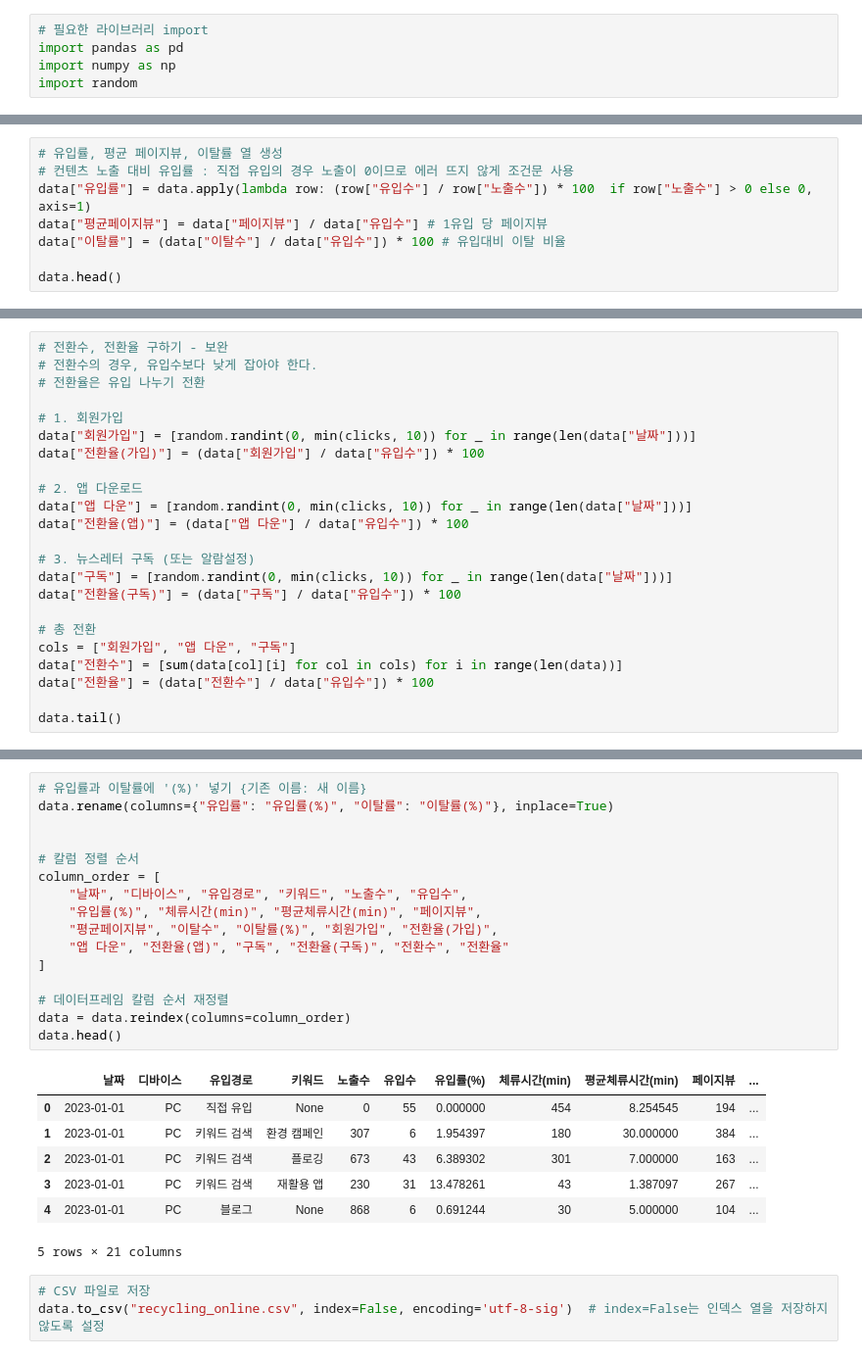
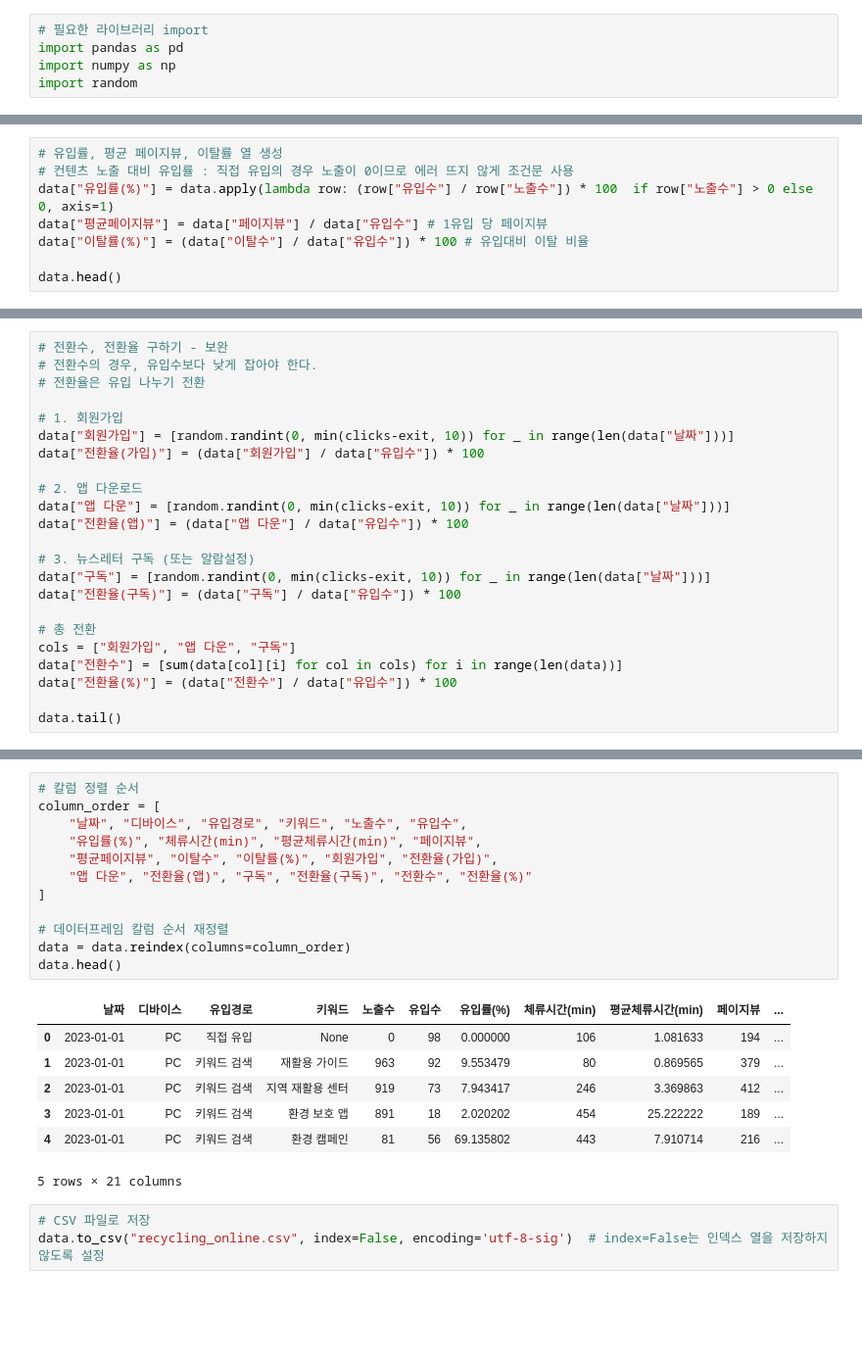
Before and after one commit to jjjjunn/fake_data_for_streamlit_prj, a Jupyter notebook: online.ipynb, the cells around one changed output, grey strips where cells are left out. Shown at 98% size. Cells and saved outputs as stored; diff of their text form; blank space fills up the shorter version.

```diff
--- a/online.ipynb
+++ b/online.ipynb
@@ -122,9 +122,9 @@ data.head(20)  # 상위 20개 데이터 출력
 # %%
 # 유입률, 평균 페이지뷰, 이탈률 열 생성
 # 컨텐츠 노출 대비 유입률 : 직접 유입의 경우 노출이 0이므로 에러 뜨지 않게 조건문 사용
-data["유입률"] = data.apply(lambda row: (row["유입수"] / row["노출수"]) * 100  if row["노출수"] > 0 else 0, axis=1)
+data["유입률(%)"] = data.apply(lambda row: (row["유입수"] / row["노출수"]) * 100  if row["노출수"] > 0 else 0, axis=1)
 data["평균페이지뷰"] = data["페이지뷰"] / data["유입수"] # 1유입 당 페이지뷰
-data["이탈률"] = (data["이탈수"] / data["유입수"]) * 100 # 유입대비 이탈 비율
+data["이탈률(%)"] = (data["이탈수"] / data["유입수"]) * 100 # 유입대비 이탈 비율
 
 data.head()
 # %% [output]
@@ -163,21 +163,21 @@ memory usage: 2.2+ MB
 # 전환율은 유입 나누기 전환
 
 # 1. 회원가입
-data["회원가입"] = [random.randint(0, min(clicks, 10)) for _ in range(len(data["날짜"]))]
+data["회원가입"] = [random.randint(0, min(clicks-exit, 10)) for _ in range(len(data["날짜"]))]
 data["전환율(가입)"] = (data["회원가입"] / data["유입수"]) * 100
 
 # 2. 앱 다운로드
-data["앱 다운"] = [random.randint(0, min(clicks, 10)) for _ in range(len(data["날짜"]))]
+data["앱 다운"] = [random.randint(0, min(clicks-exit, 10)) for _ in range(len(data["날짜"]))]
 data["전환율(앱)"] = (data["앱 다운"] / data["유입수"]) * 100
 
 # 3. 뉴스레터 구독 (또는 알람설정)
-data["구독"] = [random.randint(0, min(clicks, 10)) for _ in range(len(data["날짜"]))]
+data["구독"] = [random.randint(0, min(clicks-exit, 10)) for _ in range(len(data["날짜"]))]
 data["전환율(구독)"] = (data["구독"] / data["유입수"]) * 100
 
 # 총 전환
 cols = ["회원가입", "앱 다운", "구독"]
 data["전환수"] = [sum(data[col][i] for col in cols) for i in range(len(data))]
-data["전환율"] = (data["전환수"] / data["유입수"]) * 100
+data["전환율(%)"] = (data["전환수"] / data["유입수"]) * 100
 
 data.tail()
 # %% [output]
@@ -220,28 +220,24 @@ Data columns (total 21 columns):
 dtypes: datetime64[ns](1), float64(8), int64(9), object(3)
 memory usage: 3.9+ MB
 # %%
-# 유입률과 이탈률에 '(%)' 넣기 {기존 이름: 새 이름}
-data.rename(columns={"유입률": "유입률(%)", "이탈률": "이탈률(%)"}, inplace=True)
-
-
 # 칼럼 정렬 순서
 column_order = [
     "날짜", "디바이스", "유입경로", "키워드", "노출수", "유입수",
     "유입률(%)", "체류시간(min)", "평균체류시간(min)", "페이지뷰",
     "평균페이지뷰", "이탈수", "이탈률(%)", "회원가입", "전환율(가입)",
-    "앱 다운", "전환율(앱)", "구독", "전환율(구독)", "전환수", "전환율"
+    "앱 다운", "전환율(앱)", "구독", "전환율(구독)", "전환수", "전환율(%)"
 ]
 
 # 데이터프레임 칼럼 순서 재정렬
 data = data.reindex(columns=column_order)
 data.head()
 # %% [output]
 |  | 날짜 | 디바이스 | 유입경로 | 키워드 | 노출수 | 유입수 | 유입률(%) | 체류시간(min) | 평균체류시간(min) | 페이지뷰 | ... |
-| 0 | 2023-01-01 | PC | 직접 유입 | None | 0 | 55 | 0.000000 | 454 | 8.254545 | 194 | ... |
-| 1 | 2023-01-01 | PC | 키워드 검색 | 환경 캠페인 | 307 | 6 | 1.954397 | 180 | 30.000000 | 384 | ... |
-| 2 | 2023-01-01 | PC | 키워드 검색 | 플로깅 | 673 | 43 | 6.389302 | 301 | 7.000000 | 163 | ... |
-| 3 | 2023-01-01 | PC | 키워드 검색 | 재활용 앱 | 230 | 31 | 13.478261 | 43 | 1.387097 | 267 | ... |
-| 4 | 2023-01-01 | PC | 블로그 | None | 868 | 6 | 0.691244 | 30 | 5.000000 | 104 | ... |
+| 0 | 2023-01-01 | PC | 직접 유입 | None | 0 | 98 | 0.000000 | 106 | 1.081633 | 194 | ... |
+| 1 | 2023-01-01 | PC | 키워드 검색 | 재활용 가이드 | 963 | 92 | 9.553479 | 80 | 0.869565 | 379 | ... |
+| 2 | 2023-01-01 | PC | 키워드 검색 | 지역 재활용 센터 | 919 | 73 | 7.943417 | 246 | 3.369863 | 412 | ... |
+| 3 | 2023-01-01 | PC | 키워드 검색 | 환경 보호 앱 | 891 | 18 | 2.020202 | 454 | 25.222222 | 189 | ... |
+| 4 | 2023-01-01 | PC | 키워드 검색 | 환경 캠페인 | 81 | 56 | 69.135802 | 443 | 7.910714 | 216 | ... |
 5 rows × 21 columns
 # %%
 # CSV 파일로 저장
```
Also changed, not shown: parts of 6 cells of this notebook, 1 other file.
